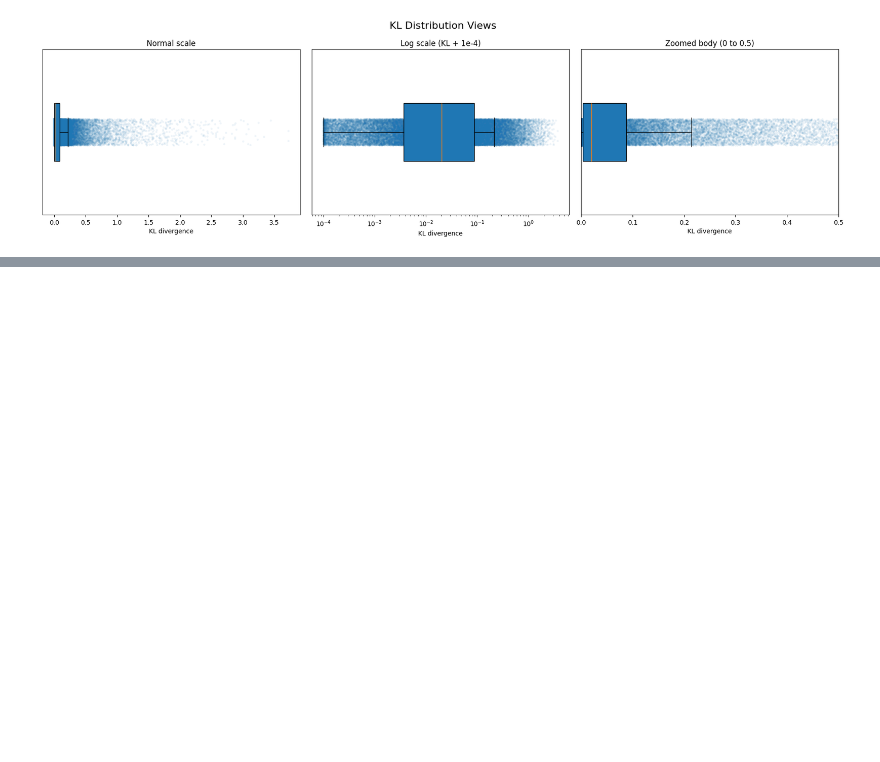
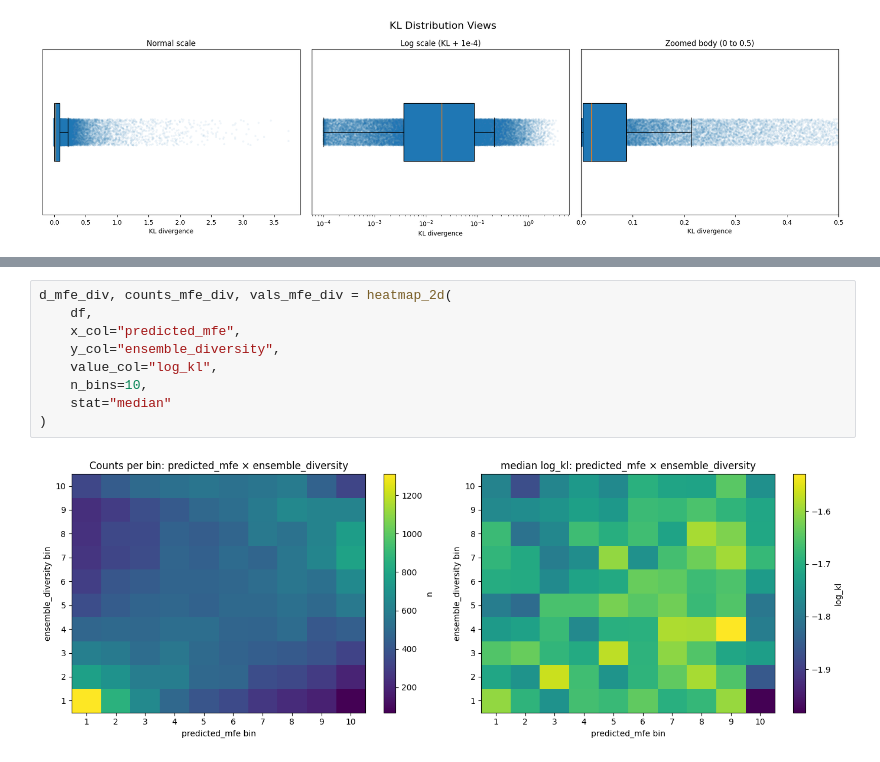
Before and after one commit to log2718/interpretable-splicing-model-torch, a Jupyter notebook: performance/inspect_features.ipynb, the cells around one changed output, grey strips where cells are left out. Cells and saved outputs as stored; diff of their text form; blank space fills up the shorter version.

```diff
--- a/performance/inspect_features.ipynb
+++ b/performance/inspect_features.ipynb
@@ -784,0 +916,11 @@ plt.show()
+# %%
+d_mfe_div, counts_mfe_div, vals_mfe_div = heatmap_2d(
+    df,
+    x_col="predicted_mfe",
+    y_col="ensemble_diversity",
+    value_col="log_kl",
+    n_bins=10,
+    stat="median"
+)
+# %% [output]
+[figure, added]
```
Also changed, not shown: parts of 10 cells of this notebook, 3 other files.
